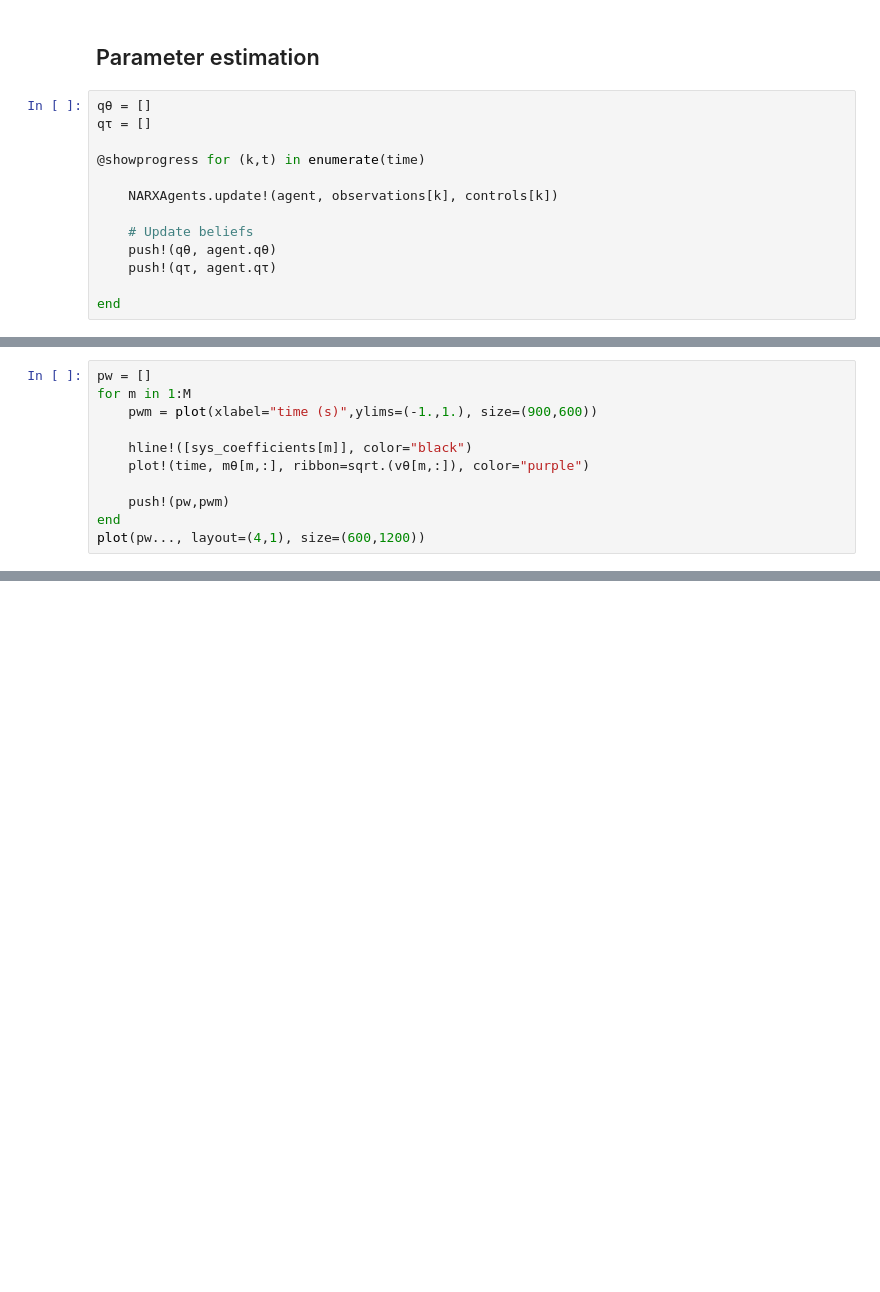
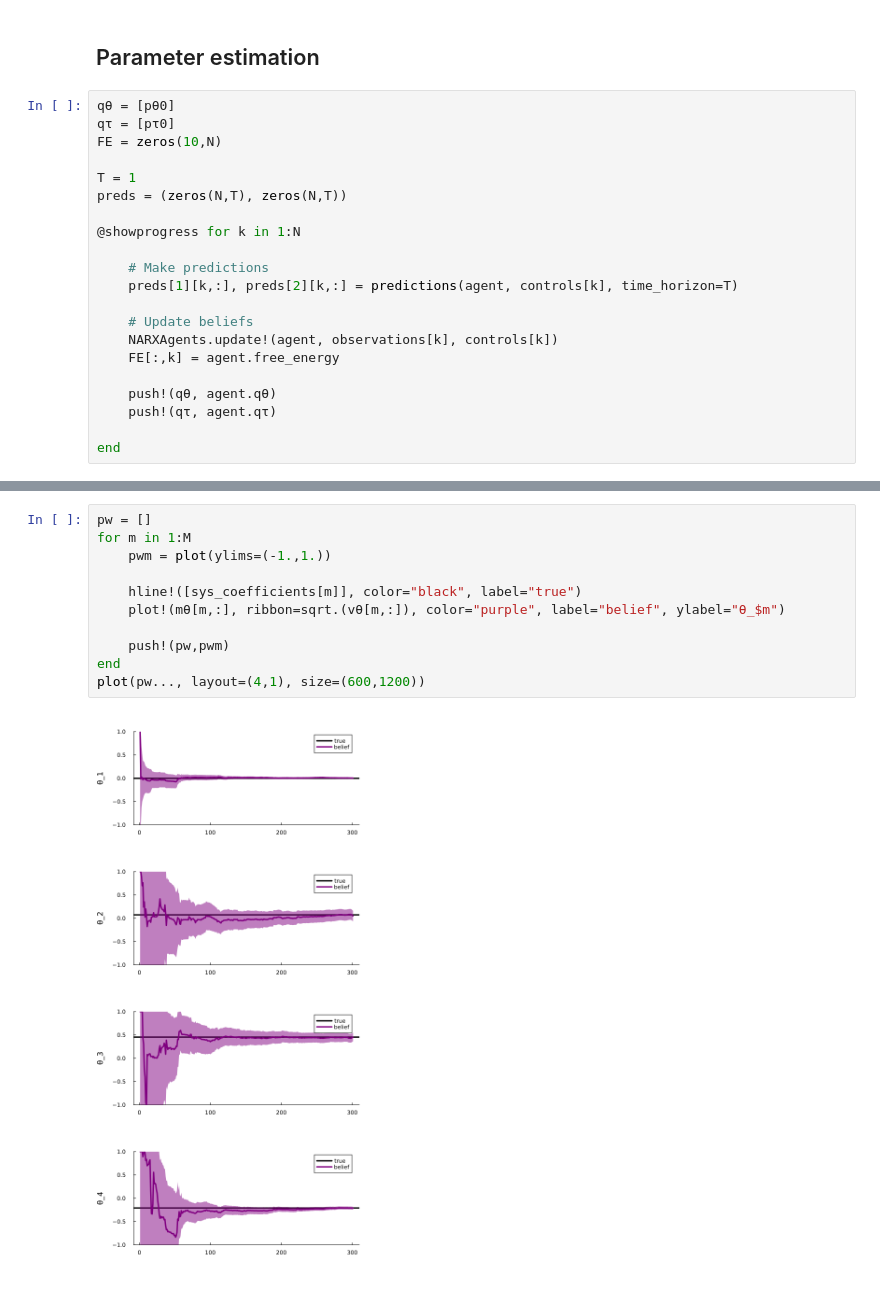
Before and after one commit to wmkouw/narx-efe, a Jupyter notebook: verification/NARX-EFE verification.ipynb, the cells around one changed output, grey strips where cells are left out. Drawn from its saved outputs; the diff is of its cells as text; blank space fills up the shorter version.

```diff
--- a/verification/NARX-EFE verification.ipynb
+++ b/verification/NARX-EFE verification.ipynb
@@ -103,14 +105,22 @@ Options:
 # %% [markdown]
 ## Parameter estimation
 # %%
-qθ = []
-qτ = []
+qθ = [pθ0]
+qτ = [pτ0]
+FE = zeros(10,N)
 
-@showprogress for (k,t) in enumerate(time)
+T = 1
+preds = (zeros(N,T), zeros(N,T))
 
-    NARXAgents.update!(agent, observations[k], controls[k])
+@showprogress for k in 1:N
+
+    # Make predictions
+    preds[1][k,:], preds[2][k,:] = predictions(agent, controls[k], time_horizon=T)
 
     # Update beliefs
+    NARXAgents.update!(agent, observations[k], controls[k])
+    FE[:,k] = agent.free_energy
+
     push!(qθ, agent.qθ)
     push!(qτ, agent.qτ)
 
@@ -127,11 +127,0 @@ vθ = cat( var.(qθ)...,dims=2)
-# %%
-pw = []
-for m in 1:M
-    pwm = plot(xlabel="time (s)",ylims=(-1.,1.), size=(900,600))
-
-    hline!([sys_coefficients[m]], color="black")
-    plot!(time, mθ[m,:], ribbon=sqrt.(vθ[m,:]), color="purple")
-
-    push!(pw,pwm)
-end
-plot(pw..., layout=(4,1), size=(600,1200))
@@ -139,0 +137,13 @@ plot(pw..., layout=(4,1), size=(600,1200))
+# %%
+pw = []
+for m in 1:M
+    pwm = plot(ylims=(-1.,1.))
+
+    hline!([sys_coefficients[m]], color="black", label="true")
+    plot!(mθ[m,:], ribbon=sqrt.(vθ[m,:]), color="purple", label="belief", ylabel="θ_$m")
+
+    push!(pw,pwm)
+end
+plot(pw..., layout=(4,1), size=(600,1200))
+# %% [output]
+[figure, added]
```
Also changed, not shown: parts of 19 cells of this notebook, 3 other files.
